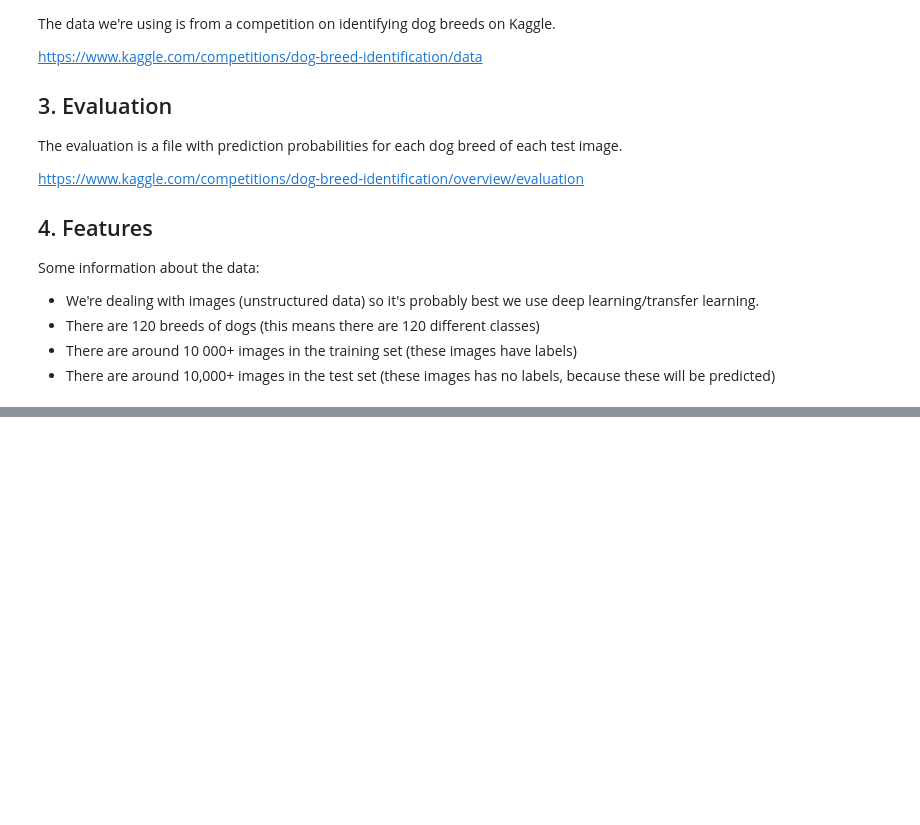
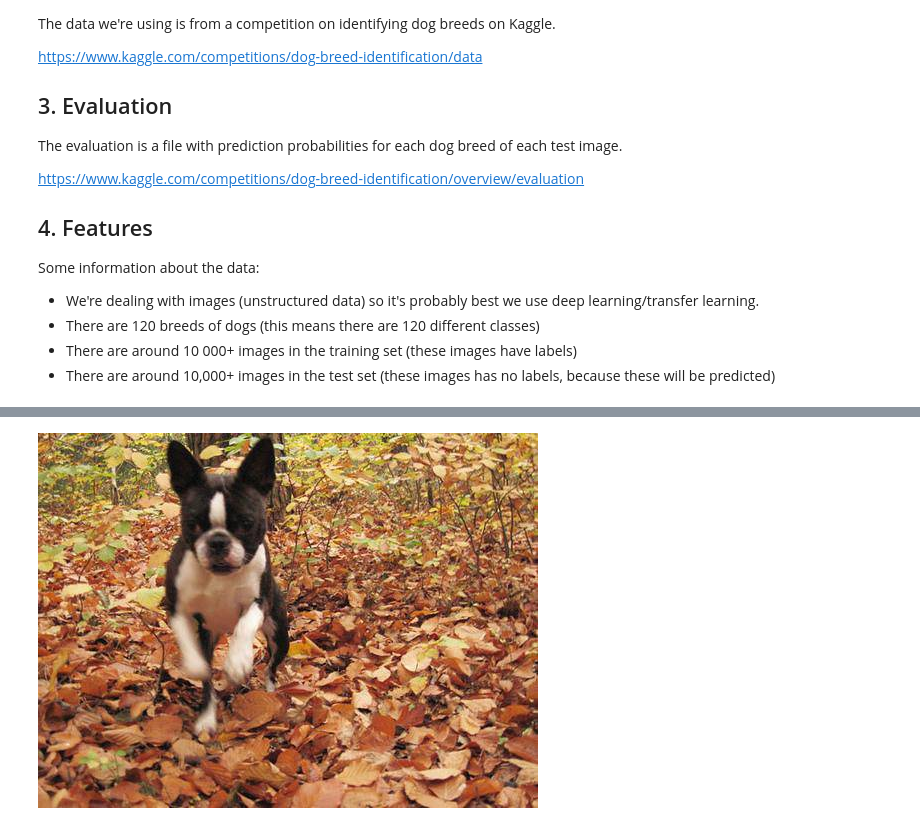
Before and after one commit to j-hermansen/dog-breed-identification, a Jupyter notebook: dog_breed_identification.ipynb, the cells around one changed output, grey strips where cells are left out. Cells and saved outputs as stored; diff of their text form; code cells hidden in the pictures; blank space fills up the shorter version.

```diff
--- a/dog_breed_identification.ipynb
+++ b/dog_breed_identification.ipynb
@@ -43,0 +90,6 @@ TF version: 2.12.0
+# %%
+#Let's view an image
+from IPython.display import Image
+Image("drive/MyDrive/data/train/000bec180eb18c7604dcecc8fe0dba07.jpg")
+# %% [output]
+[figure, added]
```
Also changed, not shown: parts of 14 cells of this notebook.
